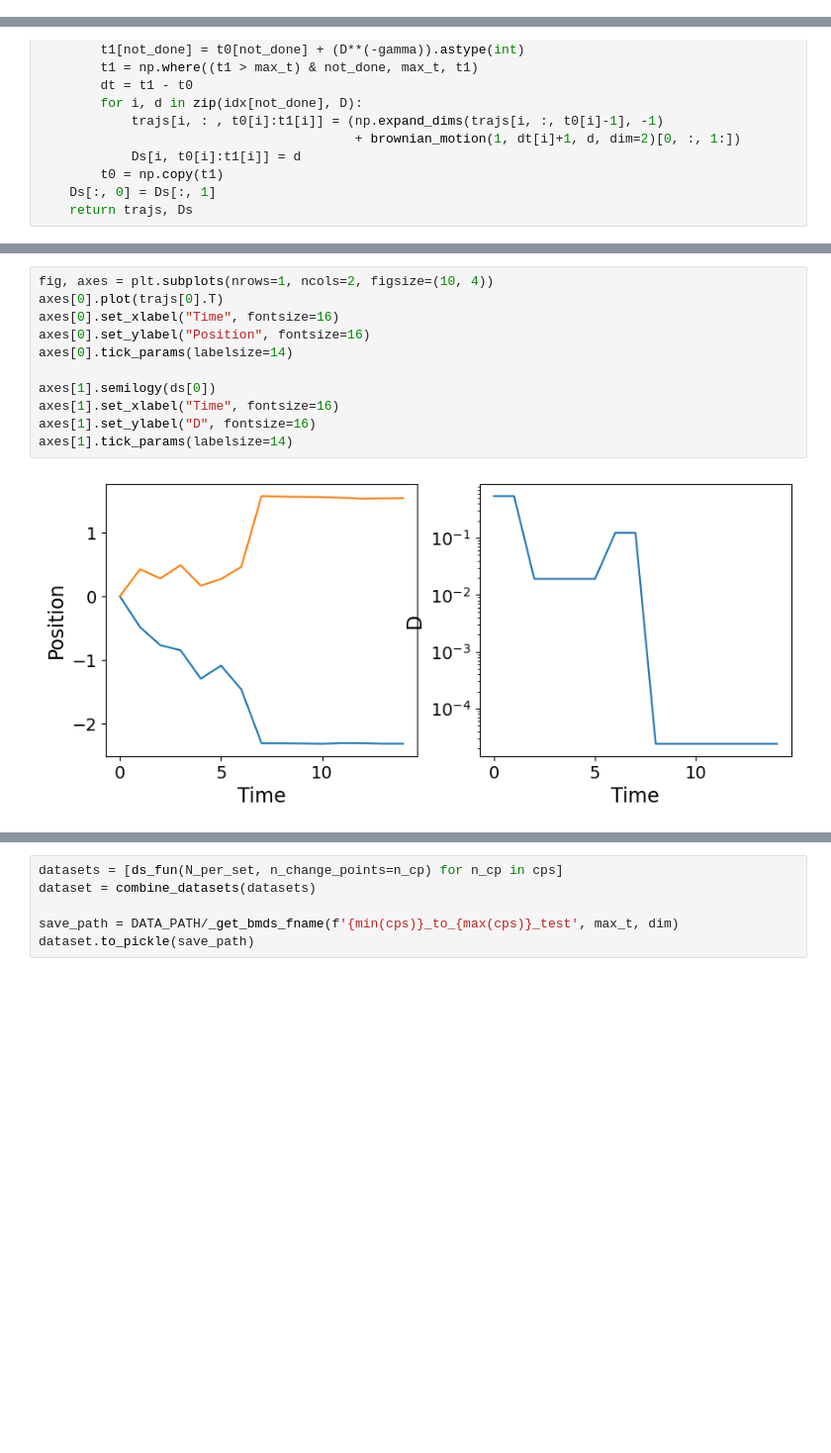
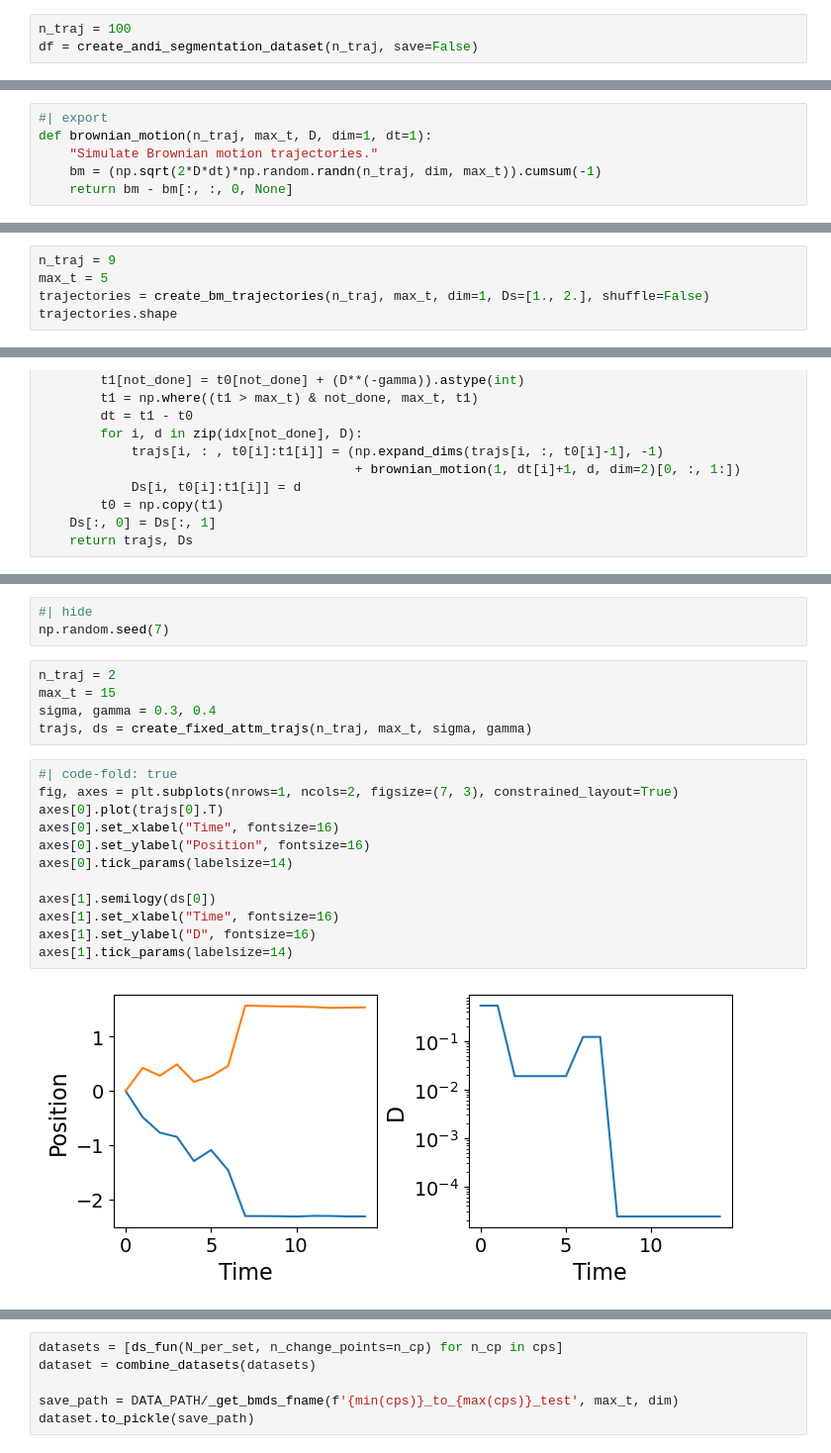
Before and after one commit to BorjaRequena/step, a Jupyter notebook: nbs/source/00_data.ipynb, the cells around one changed output, grey strips where cells are left out. Shown at 99% size. Cells and saved outputs as stored; diff of their text form; blank space fills up the shorter version.

```diff
--- a/nbs/source/00_data.ipynb
+++ b/nbs/source/00_data.ipynb
@@ -305,0 +315,3 @@ df.to_csv(DATA_PATH/'bm_trajectories_1D_200t.csv')
+# %%
+n_traj = 100
+df = create_andi_segmentation_dataset(n_traj, save=False)
@@ -305,0 +350,6 @@ df.to_csv(DATA_PATH/'bm_trajectories_1D_200t.csv')
+# %%
+#| export
+def brownian_motion(n_traj, max_t, D, dim=1, dt=1):
+    "Simulate Brownian motion trajectories."
+    bm = (np.sqrt(2*D*dt)*np.random.randn(n_traj, dim, max_t)).cumsum(-1)
+    return bm - bm[:, :, 0, None]
@@ -305,0 +370,5 @@ df.to_csv(DATA_PATH/'bm_trajectories_1D_200t.csv')
+# %%
+n_traj = 9
+max_t = 5
+trajectories = create_bm_trajectories(n_traj, max_t, dim=1, Ds=[1., 2.], shuffle=False)
+trajectories.shape
@@ -360,16 +463,25 @@ trajs, ds = create_fixed_attm_trajs(2, 15, 0.3, 0.4)
+# %%
+#| hide
+np.random.seed(7)
+# %%
+n_traj = 2
+max_t = 15
+sigma, gamma = 0.3, 0.4
+trajs, ds = create_fixed_attm_trajs(n_traj, max_t, sigma, gamma)
 # %%
-fig, axes = plt.subplots(nrows=1, ncols=2, figsize=(10, 4))
+#| code-fold: true
+fig, axes = plt.subplots(nrows=1, ncols=2, figsize=(7, 3), constrained_layout=True)
 axes[0].plot(trajs[0].T)
 axes[0].set_xlabel("Time", fontsize=16)
 axes[0].set_ylabel("Position", fontsize=16)
 axes[0].tick_params(labelsize=14)
 
 axes[1].semilogy(ds[0])
 axes[1].set_xlabel("Time", fontsize=16)
 axes[1].set_ylabel("D", fontsize=16)
 axes[1].tick_params(labelsize=14)
 # %% [output]
-[figure, old version]
+[figure, new version]
 # %% [markdown]
 ## Datasets with variable number of change points
 
```
Also changed, not shown: parts of 94 cells of this notebook, 10 other files.
